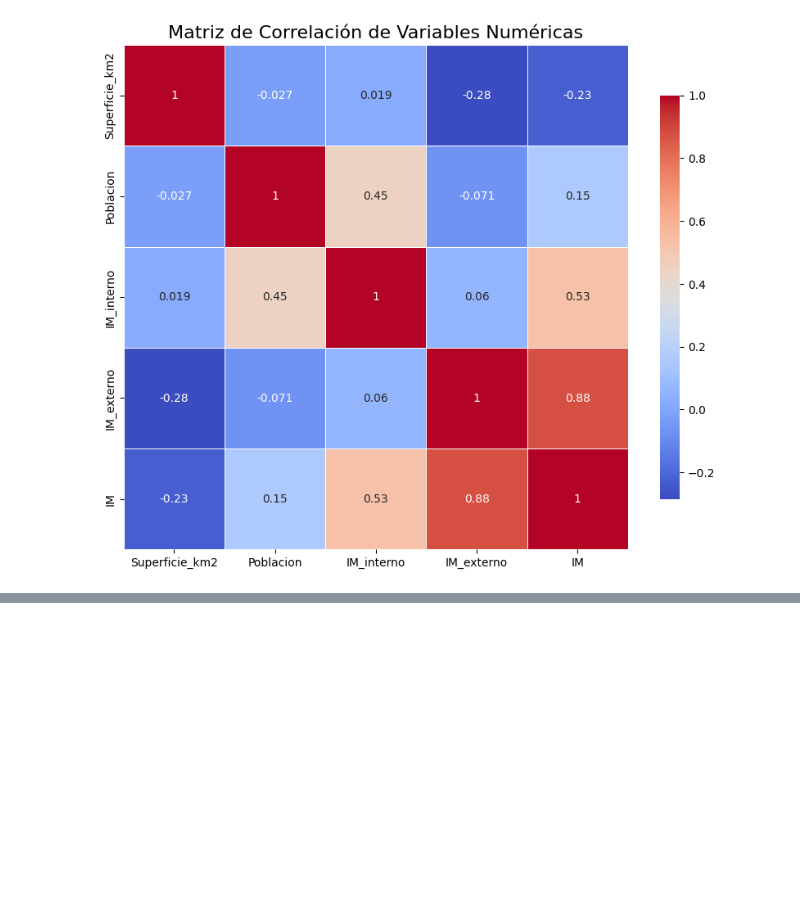
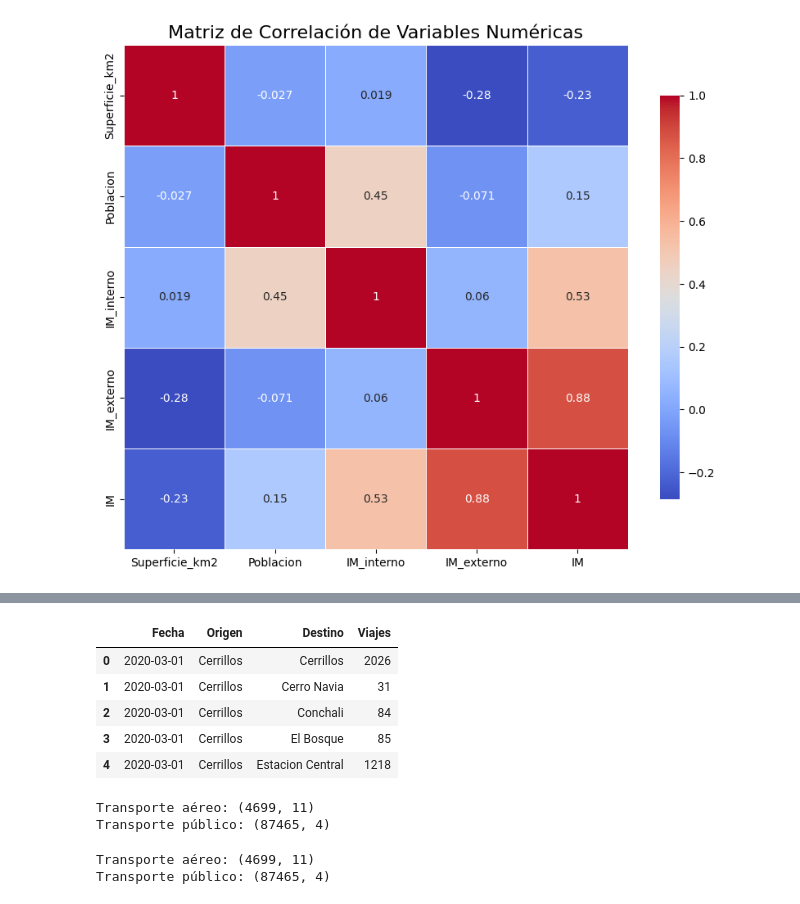
Before and after one commit to edisonaqp/admbio, a Jupyter notebook: Movilidad_Chile.ipynb, the cells around one changed output, grey strips where cells are left out. Drawn from its saved outputs; the diff is of its cells as text; code cells hidden in the pictures; blank space fills up the shorter version.

```diff
--- a/Movilidad_Chile.ipynb
+++ b/Movilidad_Chile.ipynb
@@ -245,0 +255,13 @@ df_origin.head()
+# %%
+path = '/content/drive/MyDrive/Maestría en Ciencias de la Computación/Asesoría de Tesis/Epidemias/Datasets/Movilidad Chile/42_ViajesComunas_std.csv'
+
+# leemos el excel
+df_pt = pd.read_csv(path)
+df_pt.head()
+# %% [output]
+|  | Fecha | Origen | Destino | Viajes |
+| 0 | 2020-03-01 | Cerrillos | Cerrillos | 2026 |
+| 1 | 2020-03-01 | Cerrillos | Cerro Navia | 31 |
+| 2 | 2020-03-01 | Cerrillos | Conchali | 84 |
+| 3 | 2020-03-01 | Cerrillos | El Bosque | 85 |
+| 4 | 2020-03-01 | Cerrillos | Estacion Central | 1218 |
@@ -245,0 +274,6 @@ df_origin.head()
+# %%
+print(f'Transporte aéreo: {df_at.shape}')
+print(f'Transporte público: {df_pt.shape}')
+# %% [output]
+Transporte aéreo: (4699, 11)
+Transporte público: (87465, 4)
@@ -245,0 +284,6 @@ df_origin.head()
+# %%
+print(f'Transporte aéreo: {df_at.shape}')
+print(f'Transporte público: {df_pt.shape}')
+# %% [output]
+Transporte aéreo: (4699, 11)
+Transporte público: (87465, 4)
```
Also changed, not shown: parts of 13 cells of this notebook.
